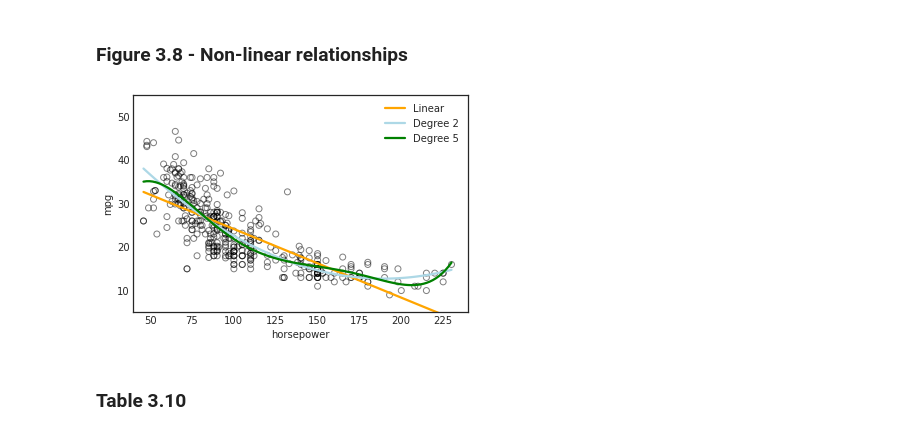
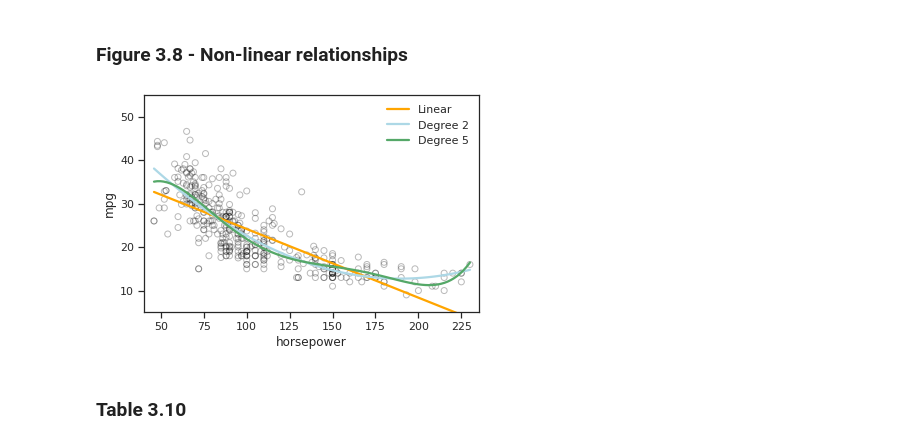
Before and after one commit to tvanzyl/ISL1_Python, a Jupyter notebook: Notebooks/Chapter 3.ipynb, the cells around one changed output. Drawn from its saved outputs; the diff is of its cells as text; code cells hidden in the pictures.

```diff
--- a/Notebooks/Chapter 3.ipynb
+++ b/Notebooks/Chapter 3.ipynb
@@ -23,7 +23,9 @@ import statsmodels.api as sm
 import statsmodels.formula.api as smf
 
 %matplotlib inline
-plt.style.use('seaborn-white')
+sns.set_theme()
+sns.set_style("ticks")
+# plt.style.use('seaborn-white')
 # %% [markdown]
 ### Load Datasets
 Datasets available on https://www.statlearning.com/resources-first-edition
@@ -380,15 +412,15 @@ for ax in fig.axes:
 ### Figure 3.8 - Non-linear relationships
 # %%
 # With Seaborn's regplot() you can easily plot higher order polynomials.
-plt.scatter(auto.horsepower, auto.mpg, facecolors='None', edgecolors='k', alpha=.5)
+plt.scatter(auto.horsepower, auto.mpg, facecolors='None', edgecolors='k', alpha=.3)
 sns.regplot(auto.horsepower, auto.mpg, ci=None, label='Linear', scatter=False, color='orange')
 sns.regplot(auto.horsepower, auto.mpg, ci=None, label='Degree 2', order=2, scatter=False, color='lightblue')
 sns.regplot(auto.horsepower, auto.mpg, ci=None, label='Degree 5', order=5, scatter=False, color='g')
 plt.legend()
 plt.ylim(5,55)
-plt.xlim(40,240);
+plt.xlim(40,235);
 # %% [output]
-[figure, old version]
+[figure, new version]
 # %% [markdown]
 ### Table 3.10
 # %%
```
Also changed, not shown: parts of 20 cells of this notebook, 10 other files.
